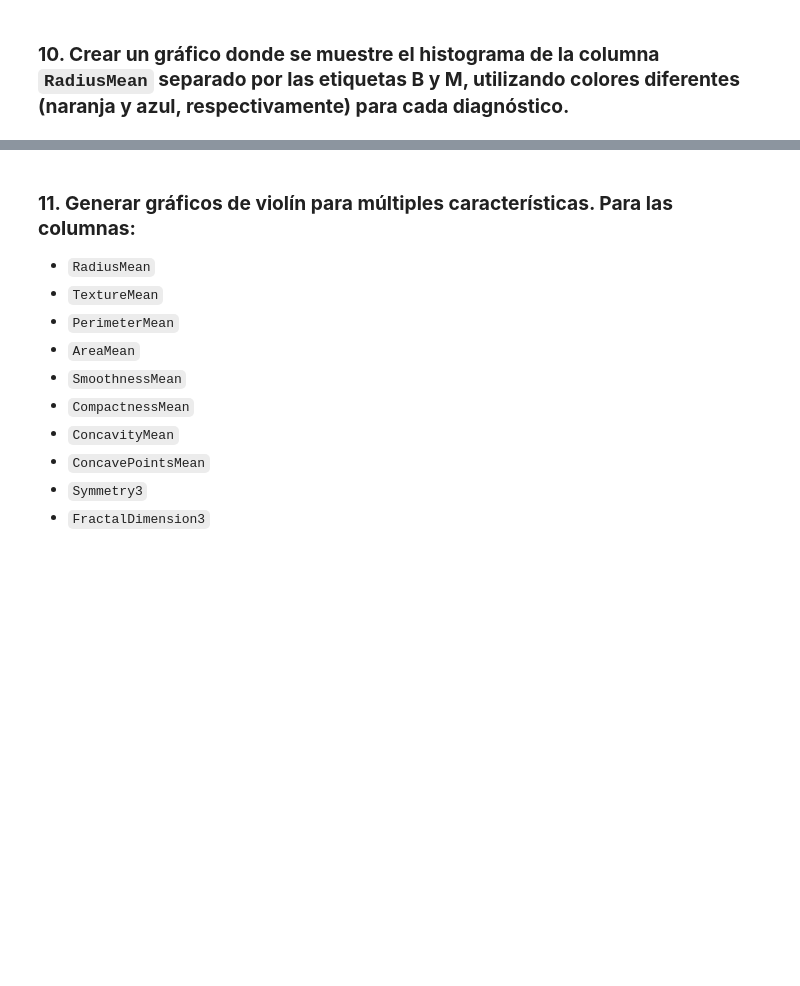
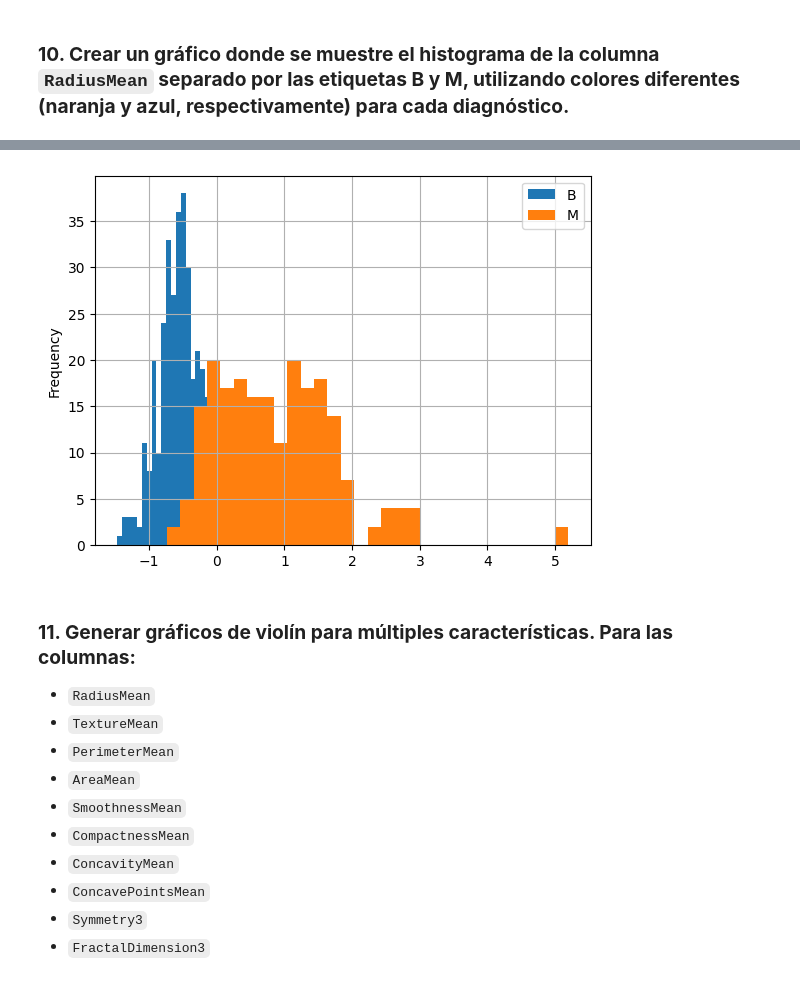
Before and after one commit to CienciaDatosUdea/002_EstudiantesAprendizajeEstadistico, a Jupyter notebook: semestre2025-1/Estudiantes/Gaviria_13/Laboratorio_01_pandas_v1.ipynb, the cells around one changed output, grey strips where cells are left out. Saved outputs shown, nothing was run; the diff lists cells and outputs as text; code cells hidden in the pictures; blank space fills up the shorter version.

````diff
--- a/semestre2025-1/Estudiantes/Gaviria_13/Laboratorio_01_pandas_v1.ipynb
+++ b/semestre2025-1/Estudiantes/Gaviria_13/Laboratorio_01_pandas_v1.ipynb
@@ -366,3 +410,8 @@ sns.countplot?
 # %% [markdown]
 ### **8. Normalizar cada columna respecto a su media y desviación estándar utilizando la fórmula:**
    `(x - mean(x)) / std(x)`
+# %%
+# Se puede hacer directamente con apply
+
+features_df = features_df.apply(lambda col: (col - col.mean()) / col.std(), axis=0)
+# Features_df = features_df.apply(lambda col: abs( (col - col.mean()) / col.std() ), axis=0)
@@ -380,3 +439,14 @@ re.match(r'^[a-zA-Z_]+', "holamundo12341").group(0)
 ```
 
 También puedes utilizar el método `startswith()` para buscar estos patrones en los nombres de las columnas.
+# %%
+# Definimos la lista de prefijos
+
+prefijos = ['Radius', 'Texture', 'Perimeter', 'Area', 'Smoothness',
+            'Compactness',  'Concavity', 'ConcavePoints', 'Symmetry', 'FractalDimension']
+# %%
+for i in range(len(prefijos)):
+    # Para cada columna del dataframe verificamos si empieza con cada prefijo
+    cols = [c for c in features_df.columns if c.startswith(prefijos[i])]
+    # Creamos las columnas prefijo + Mean
+    features_df[prefijos[i]+"Mean"] = features_df[cols].mean(axis=1)
@@ -383,2 +463,7 @@ También puedes utilizar el método `startswith()` para buscar estos patrones en
 # %% [markdown]
 ### **10. Crear un gráfico donde se muestre el histograma de la columna `RadiusMean` separado por las etiquetas B y M, utilizando colores diferentes (naranja y azul, respectivamente) para cada diagnóstico.**
+# %%
+# Primero, mergeemos los datos
+
+df = pd.concat([features_df, targets_df], axis=1)
+df.head()
@@ -385,3 +478,11 @@ También puedes utilizar el método `startswith()` para buscar estos patrones en
+# %%
+# Creamos el histograma de RadiusMean separado por Diagnosis
+
+df.groupby('Diagnosis')['RadiusMean'].plot(kind='hist', bins=30, legend=True)
+plt.grid()
+plt.show()
+# %% [output]
+[figure, added]
 # %% [markdown]
 ### **11. Generar gráficos de violín para múltiples características. Para las columnas:**
 
````
Also changed, not shown: parts of 41 cells of this notebook, 4 other files.
